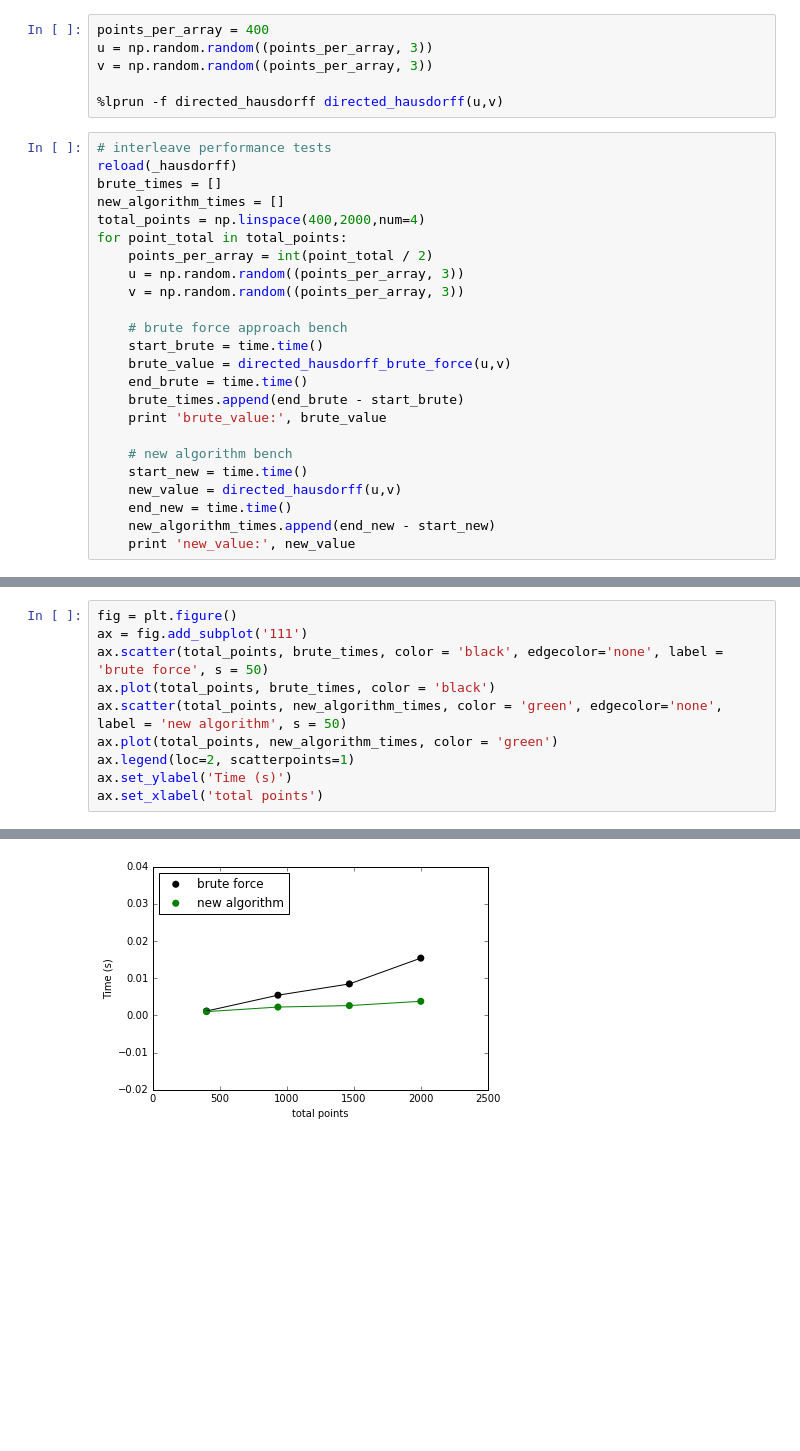
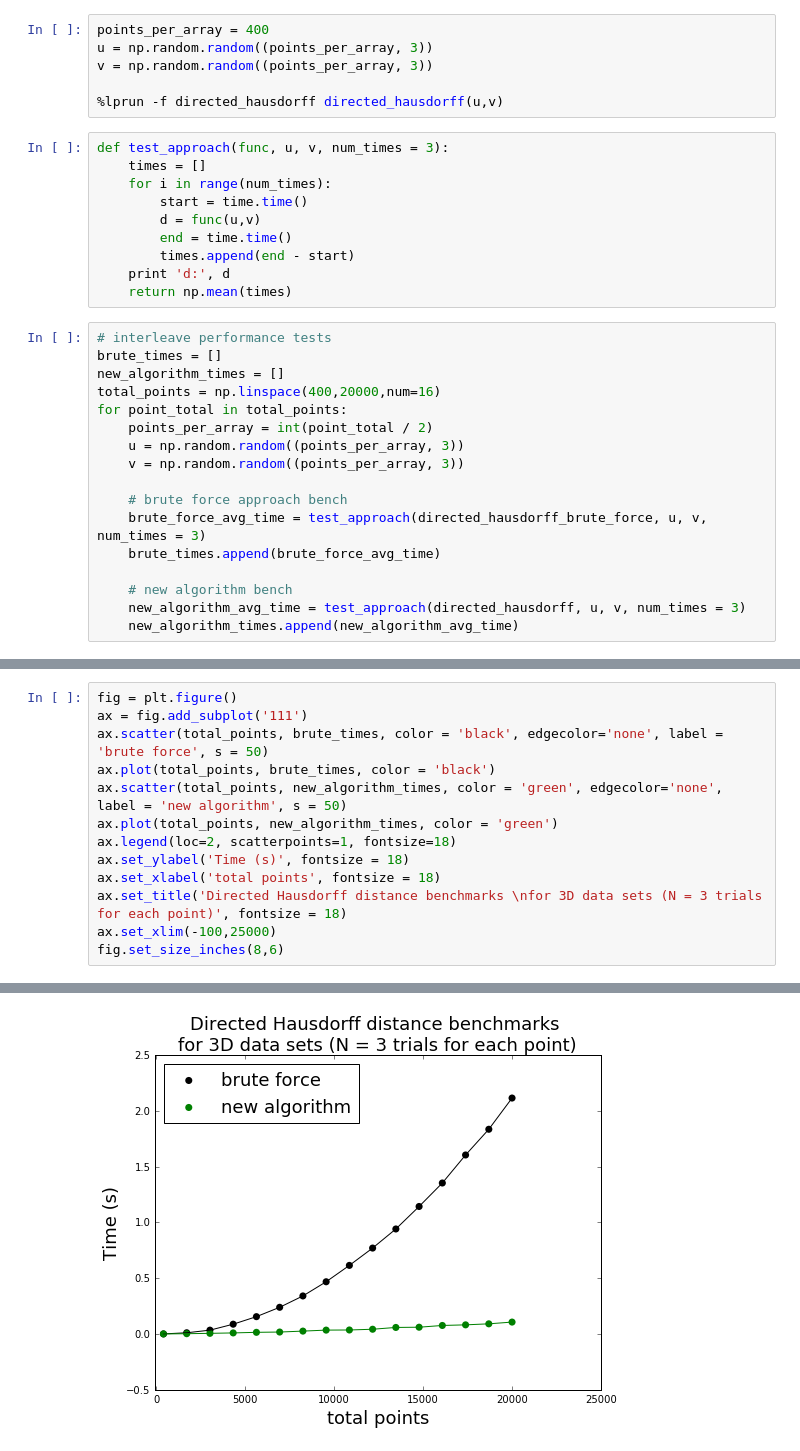
Before and after one commit to tylerjereddy/hausdorff_bench, a Jupyter notebook: hausdorff_bench.ipynb, the cells around one changed output, grey strips where cells are left out. Drawn from its saved outputs; the diff is of its cells as text; blank space fills up the shorter version.

Commit message:
Improved the robustness / quality of the benchmarks.

```diff
--- a/hausdorff_bench.ipynb
+++ b/hausdorff_bench.ipynb
@@ -86,28 +86,31 @@ u = np.random.random((points_per_array, 3))
 v = np.random.random((points_per_array, 3))
 
 %lprun -f directed_hausdorff directed_hausdorff(u,v)
+# %%
+def test_approach(func, u, v, num_times = 3):
+    times = []
+    for i in range(num_times):
+        start = time.time()
+        d = func(u,v)
+        end = time.time()
+        times.append(end - start)
+    print 'd:', d
+    return np.mean(times)
 # %%
 # interleave performance tests
-reload(_hausdorff)
 brute_times = []
 new_algorithm_times = []
-total_points = np.linspace(400,2000,num=4)
+total_points = np.linspace(400,20000,num=16)
 for point_total in total_points:
     points_per_array = int(point_total / 2)
     u = np.random.random((points_per_array, 3))
     v = np.random.random((points_per_array, 3))
 
     # brute force approach bench
-    start_brute = time.time()
-    brute_value = directed_hausdorff_brute_force(u,v)
-    end_brute = time.time()
-    brute_times.append(end_brute - start_brute)
-    print 'brute_value:', brute_value
+    brute_force_avg_time = test_approach(directed_hausdorff_brute_force, u, v, num_times = 3)
+    brute_times.append(brute_force_avg_time)
 
     # new algorithm bench
-    start_new = time.time()
-    new_value = directed_hausdorff(u,v)
-    end_new = time.time()
-    new_algorithm_times.append(end_new - start_new)
-    print 'new_value:', new_value
+    new_algorithm_avg_time = test_approach(directed_hausdorff, u, v, num_times = 3)
+    new_algorithm_times.append(new_algorithm_avg_time)
 # %% [output]
@@ -126,7 +138,10 @@ ax.scatter(total_points, brute_times, color = 'black', edgecolor='none', label =
 ax.plot(total_points, brute_times, color = 'black')
 ax.scatter(total_points, new_algorithm_times, color = 'green', edgecolor='none', label = 'new algorithm', s = 50)
 ax.plot(total_points, new_algorithm_times, color = 'green')
-ax.legend(loc=2, scatterpoints=1)
-ax.set_ylabel('Time (s)')
-ax.set_xlabel('total points')
+ax.legend(loc=2, scatterpoints=1, fontsize=18)
+ax.set_ylabel('Time (s)', fontsize = 18)
+ax.set_xlabel('total points', fontsize = 18)
+ax.set_title('Directed Hausdorff distance benchmarks \nfor 3D data sets (N = 3 trials for each point)', fontsize = 18)
+ax.set_xlim(-100,25000)
+fig.set_size_inches(8,6)
 # %% [output]
@@ -134 +148 @@ ax.set_xlabel('total points')
-[figure, old version]
+[figure, new version]
```
Also changed, not shown: parts of 2 cells of this notebook.
